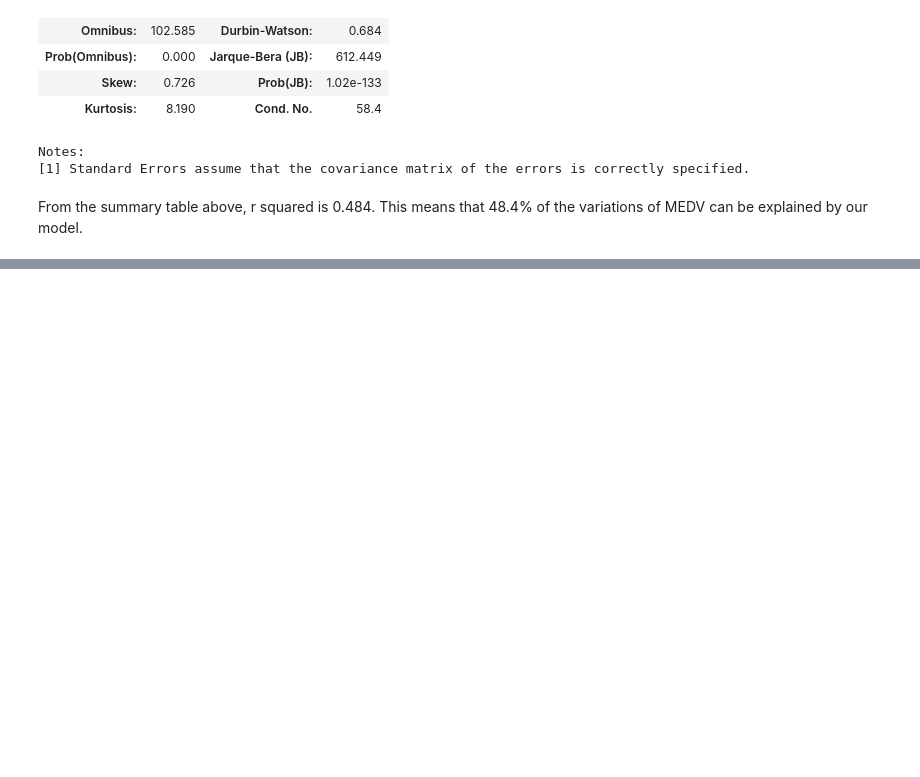
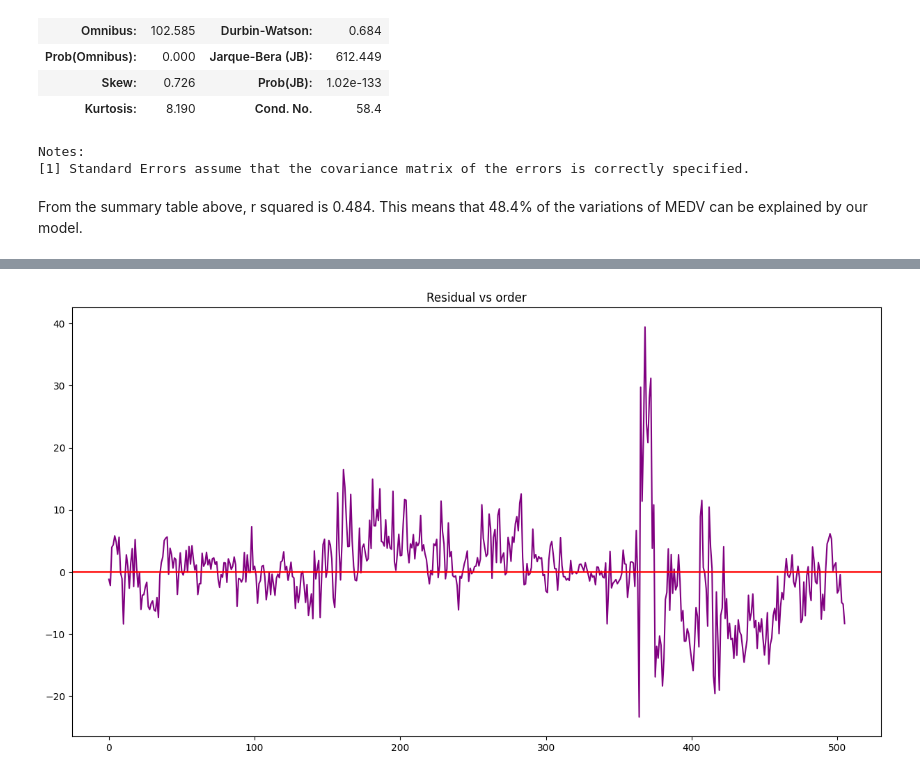
Before and after one commit to CheropS/Visualization-stock-prices, a Jupyter notebook: housing.ipynb, the cells around one changed output, grey strips where cells are left out. Saved outputs shown, nothing was run; the diff lists cells and outputs as text; code cells hidden in the pictures; blank space fills up the shorter version.

```diff
--- a/housing.ipynb
+++ b/housing.ipynb
@@ -144,0 +161,13 @@ From the summary table above, r squared is 0.484. This means that 48.4% of the v
+# %%
+# Get all errors (residuals)
+housing['error'] = housing['MEDV'] - housing['BestResponse']
+# %%
+#Method 1: Residual vs order plot
+#error vs order plot (Residual vs order) as a fast check
+plt.figure(figsize=(15, 8))
+plt.title('Residual vs order')
+plt.plot(housing.index, housing['error'], color='purple')
+plt.axhline(y=0, color='red')
+plt.show()
+# %% [output]
+[figure, added]
```
Also changed, not shown: parts of 12 cells of this notebook.
